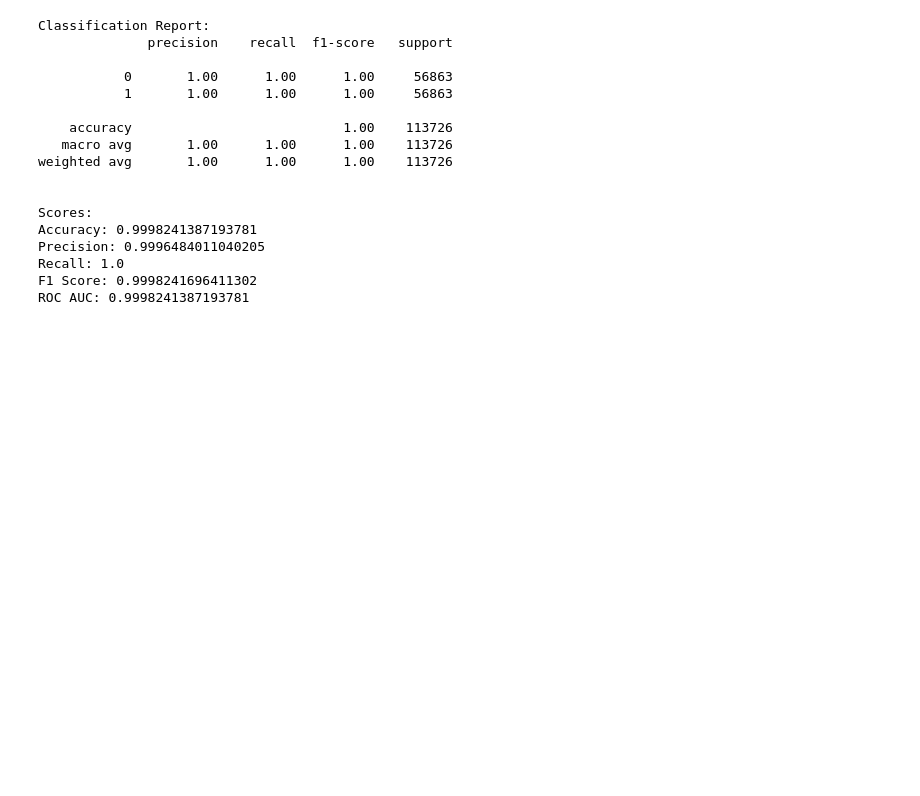
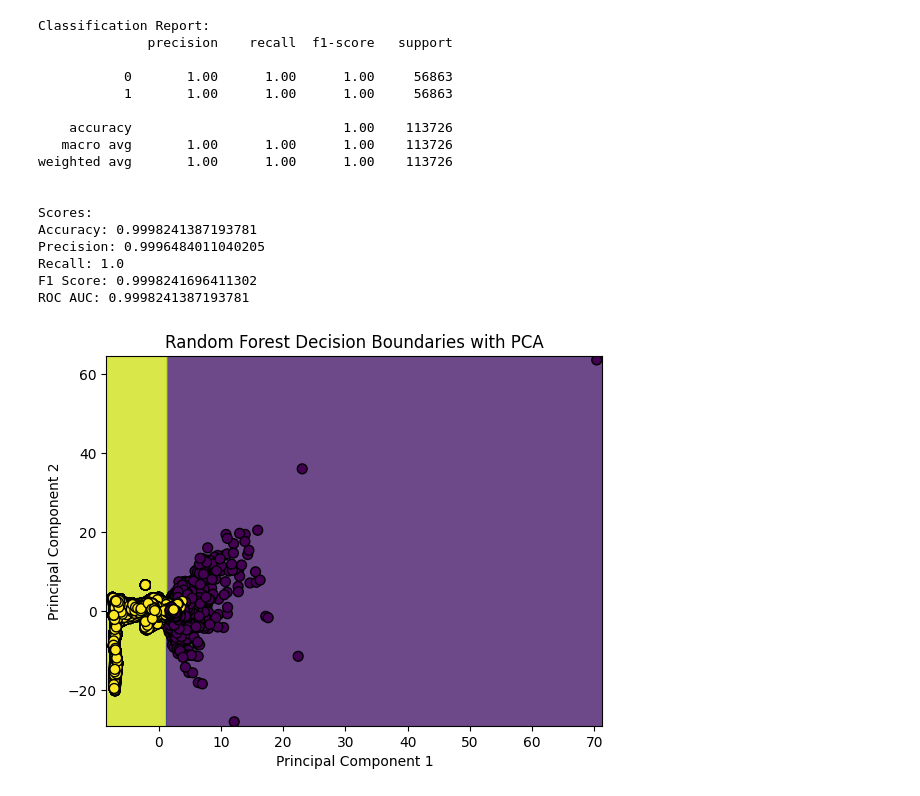
Before and after one commit to Arteaga0415/Credit-Card-Fraud-Detection, a Jupyter notebook: TallerFinal_RandomForest.ipynb, the cells around one changed output. Saved outputs shown, nothing was run; the diff lists cells and outputs as text; code cells hidden in the pictures; blank space fills up the shorter version.

```diff
--- a/TallerFinal_RandomForest.ipynb
+++ b/TallerFinal_RandomForest.ipynb
@@ -28,7 +31,7 @@ x_data = data.drop(columns=['Class'])  # Features (all columns except 'Class')
 y_data = data['Class']  # Target variable
 
 # Split the data into training and testing sets
-X_train, X_test, y_train, y_test = train_test_split(x_data, y_data, test_size=0.2, random_state=42, stratify=y)  # We use stratification to maintain the ratio of classes
+X_train, X_test, y_train, y_test = train_test_split(x_data, y_data, test_size=0.2, random_state=42, stratify=y_data)
 
 # Check the shape of the input and target data
 print(X_train.shape, X_test.shape, y_train.shape, y_test.shape)
@@ -91,3 +94,32 @@ Precision: 0.9996484011040205
 Recall: 1.0
 F1 Score: 0.9998241696411302
 ROC AUC: 0.9998241387193781
+# %%
+# Apply PCA and transform both training and test data to 2D
+pca = PCA(n_components=2)
+X_train_pca = pca.fit_transform(X_train)
+X_test_pca = pca.transform(X_test)
+
+# Initialize and train a new classifier
+rf_classifier_pca = RandomForestClassifier(random_state=42)
+rf_classifier_pca.fit(X_train_pca, y_train)
+
+# Create a grid of points to classify
+x_min, x_max = X_train_pca[:, 0].min() - 1, X_train_pca[:, 0].max() + 1
+y_min, y_max = X_train_pca[:, 1].min() - 1, X_train_pca[:, 1].max() + 1
+xx, yy = np.meshgrid(np.arange(x_min, x_max, 0.1),
+                     np.arange(y_min, y_max, 0.1))
+
+# Predict classifications for each point in the grid
+Z = rf_classifier_pca.predict(np.c_[xx.ravel(), yy.ravel()])
+Z = Z.reshape(xx.shape)
+
+# Plot the decision boundaries
+plt.contourf(xx, yy, Z, alpha=0.8)
+plt.scatter(X_train_pca[:, 0], X_train_pca[:, 1], c=y_train, edgecolors='k', marker='o', s=50, linewidth=1)
+plt.xlabel('Principal Component 1')
+plt.ylabel('Principal Component 2')
+plt.title('Random Forest Decision Boundaries with PCA')
+plt.show()
+# %% [output]
+[figure, added]
```
Also changed, not shown: parts of 3 cells of this notebook, 5 other files.
